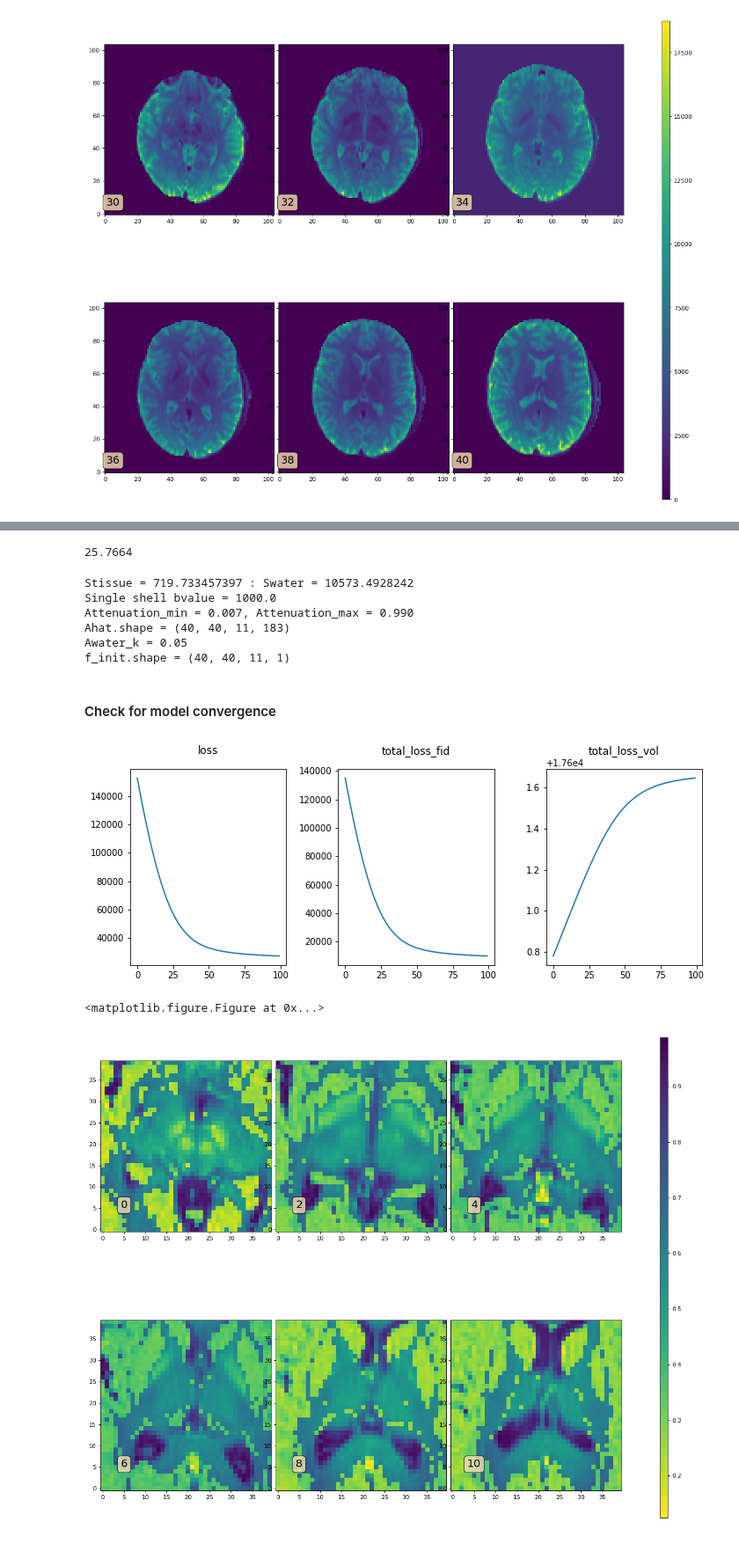
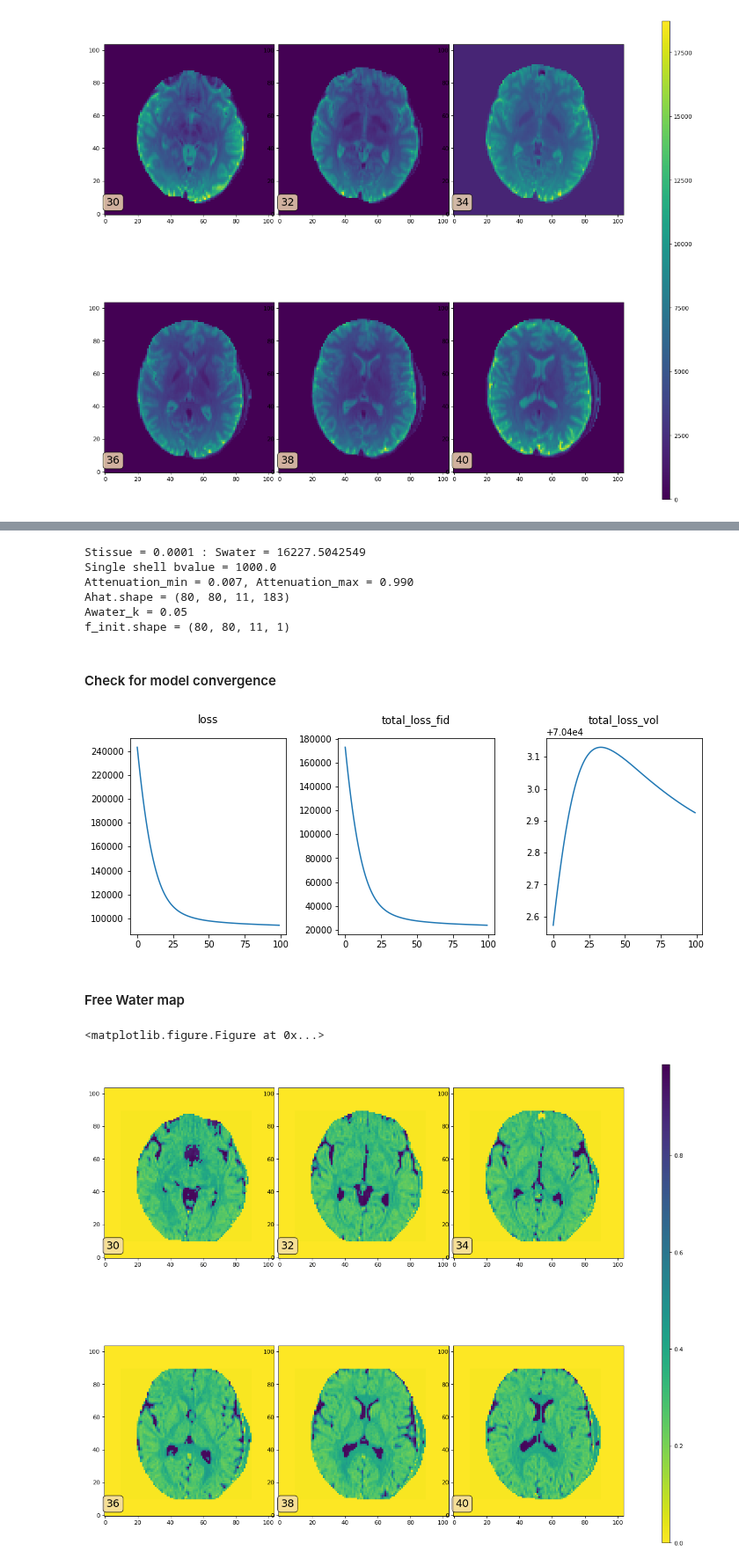
Before and after one commit to sameerd/DiffusionTensorImaging, a Jupyter notebook: notebooks/Example.ipynb, the cells around one changed output, grey strips where cells are left out. Shown at 88% size. Drawn from its saved outputs; the diff is of its cells as text; code cells hidden in the pictures.

```diff
--- a/notebooks/Example.ipynb
+++ b/notebooks/Example.ipynb
@@ -90,29 +62,30 @@ plot_3d_z_indices(smalldata[:,:,:,0], idx_list=range(0, 11, 2) , num_rows=2, num
-# %%
-smalldata.nbytes / 1e6
-# %% [output]
-25.7664
 # %%
-freewater_runner = FreewaterRunner(smalldata, ss_gtab)
-freewater_runner.LOG = False # turn off logging for this example
-freewater_runner.run_model(num_iter=100, dt=0.001)
+fw_runner = FreewaterRunner(maskdata, ss_gtab,
+                                   xslice=slice(10, 90),
+                                   yslice=slice(10, 90),
+                                   zslice=slice(30, 41))
+fw_runner.LOG = False # turn off logging for this example
+fw_runner.run_model(num_iter=100, dt=0.001)
 # %% [output]
-Stissue = 719.733457397 : Swater = 10573.4928242
+Stissue = 0.0001 : Swater = 16227.5042549
 Single shell bvalue = 1000.0
 Attenuation_min = 0.007, Attenuation_max = 0.990
-Ahat.shape = (40, 40, 11, 183)
+Ahat.shape = (80, 80, 11, 183)
 Awater_k = 0.05
-f_init.shape = (40, 40, 11, 1)
+f_init.shape = (80, 80, 11, 1)
 # %% [markdown]
 #### Check for model convergence
 # %%
-freewater_runner.plot_loss()
+fw_runner.plot_loss()
 # %% [output]
-[figure, old version]
+[figure, new version]
+# %% [markdown]
+#### Free Water map
 # %%
 # Free water map after iterations
 plt.set_cmap("viridis_r")
-plot_3d_z_indices(freewater_runner.get_fw_map(), idx_list=range(0, 11, 2) , num_rows=2, num_cols=3)
+plot_3d_z_indices(fw_runner.get_fw_map(), idx_list=range(30, 41, 2) , num_rows=2, num_cols=3)
 # %% [output]
 <matplotlib.figure.Figure at 0x...>
-[figure, old version]
+[figure, new version]
 # %% [markdown]
```
Also changed, not shown: parts of 12 cells of this notebook, 8 other files.
